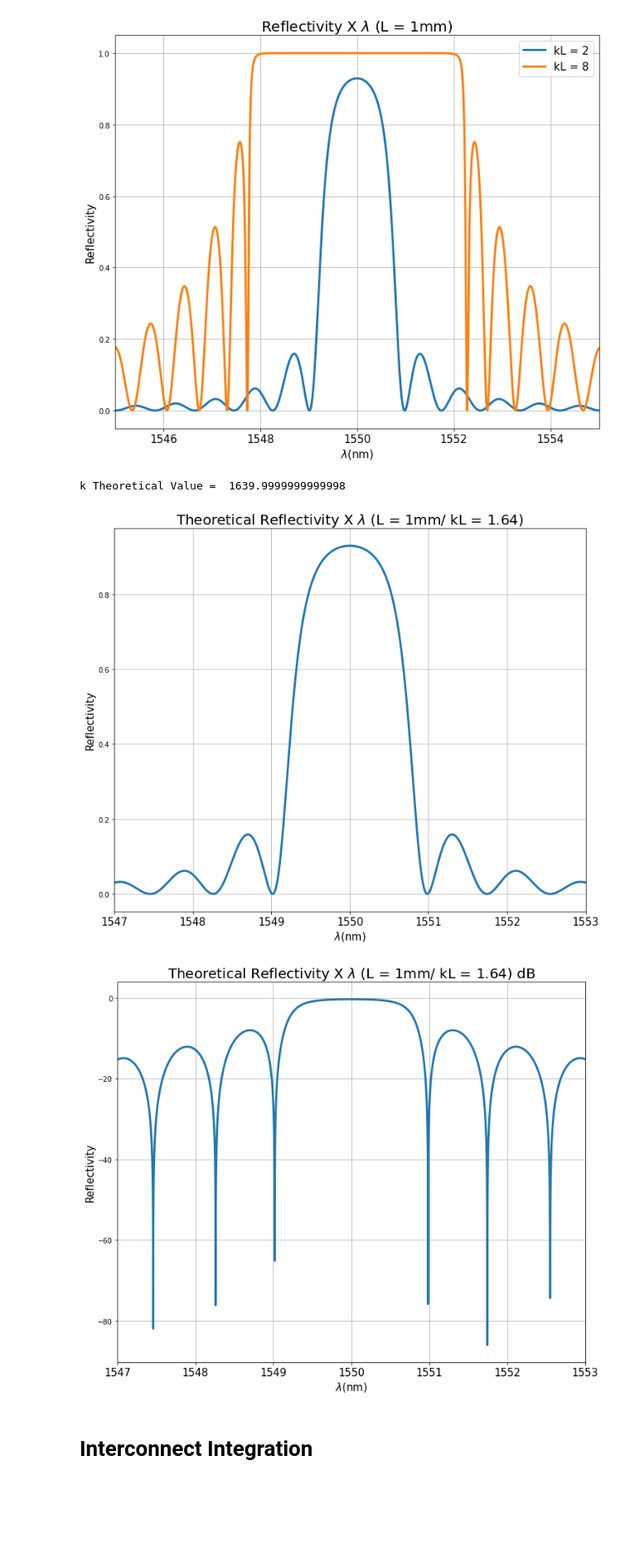
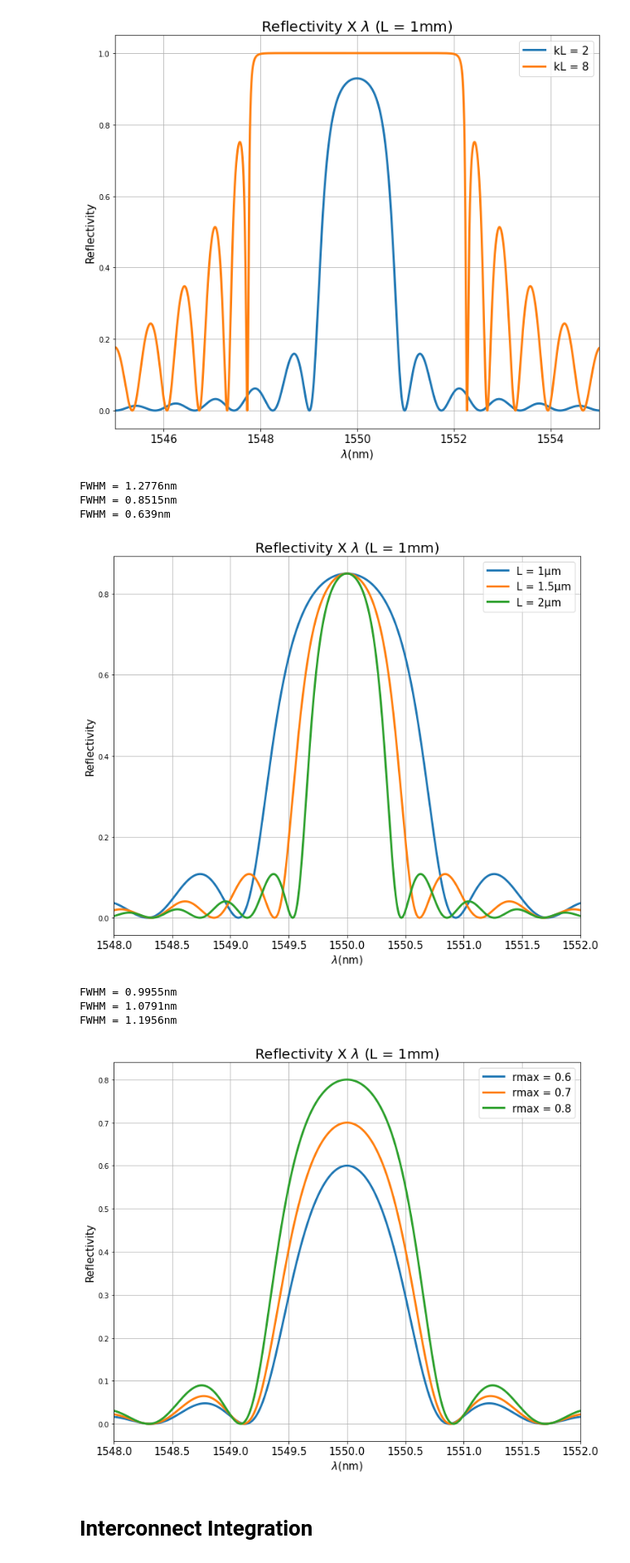
Before and after one commit to Leoopessoa/Bragg_Grating, a Jupyter notebook: Simulation/Theoretical introdution/TheoreticalNotebook.ipynb, the cells around one changed output. Shown at 83% size. Saved outputs shown, nothing was run; the diff lists cells and outputs as text; code cells hidden in the pictures; blank space fills up the shorter version.

```diff
--- a/Simulation/Theoretical introdution/TheoreticalNotebook.ipynb
+++ b/Simulation/Theoretical introdution/TheoreticalNotebook.ipynb
@@ -123,19 +164,3 @@ plt.legend(loc = 'upper right', prop = {'size': 15})
 figure3.savefig('figure3.png')
 # %% [output]
 [figure]
-# %%
-# Using the Theoredical value of 1.64
-L = 1e-3
-
-# Calculations
-detuning = 2*pi*neff*(1/band - 1/lambda_d)
-couplingSigma = 0
-
-sigma = detuning + couplingSigma
-kTheory = 1.64/L
-print('k Theoretical Value = ', kTheory)
-
-#Reflection
-rTheory = (np.sinh(csqrt((kL2**2 - sigma**2))*L)**2)/((np.cosh(csqrt((kL2**2 - sigma**2))*L)**2) - ((sigma**2)/(kL2**2)))
-# %% [output]
-k Theoretical Value =  1639.9999999999998
@@ -143,30 +185,68 @@ k Theoretical Value =  1639.9999999999998
 figure4 = plt.figure(figsize=(12, 10))
 
 plt.grid(True)
-plt.title('Theoretical Reflectivity X $\lambda$ (L = 1mm/ kL = 1.64)', size = 20)
+plt.title('Reflectivity X $\lambda$ (L = 1mm)', size = 20)
 plt.ylabel('Reflectivity', size = '15')
 plt.xlabel('$\lambda$(nm)', size = '15')
 plt.xticks(size = '15')
-plt.xlim(1547,1553)
-plt.plot(band*1e9, rTheory, linewidth = 3)
+plt.xlim(1548,1552)
+
+plt.plot(band*1e9, rL1, label = 'L = 1µm', linewidth = 3)
+fwhm(band, rL1, False)
+plt.plot(band*1e9, rL1d5, label = 'L = 1.5µm', linewidth = 3)
+fwhm(band, rL1d5, False)
+plt.plot(band*1e9, rL2, label = 'L = 2µm', linewidth = 3)
+fwhm(band, rL2, False)
+plt.legend(loc = 'upper right', prop = {'size': 15})
 
 figure4.savefig('figure4.png')
 # %% [output]
+FWHM = 1.2776nm
+FWHM = 0.8515nm
+FWHM = 0.639nm
-[figure, old version]
+[figure, new version]
+# %%
+# Parameters diferent L values
+L = 1e-3
+rmax = [0.6, 0.7, 0.8]
+
+# Calculations
+detuning = 2*pi*neff*(1/band - 1/lambda_d)
+couplingSigma = 0
+
+kd6 = np.arctanh(np.sqrt(rmax[0]))/L
+kd7 = np.arctanh(np.sqrt(rmax[1]))/L
+kd8 = np.arctanh(np.sqrt(rmax[2]))/L
+sigma = detuning + couplingSigma
+
+#Reflection
+rd6 = (np.sinh(csqrt((kd6**2 - sigma**2))*L)**2)/((np.cosh(csqrt((kd6**2 - sigma**2))*L)**2) - ((sigma**2)/(kd6**2)))
+rd7 = (np.sinh(csqrt((kd7**2 - sigma**2))*L)**2)/((np.cosh(csqrt((kd7**2 - sigma**2))*L)**2) - ((sigma**2)/(kd7**2)))
+rd8 = (np.sinh(csqrt((kd8**2 - sigma**2))*L)**2)/((np.cosh(csqrt((kd8**2 - sigma**2))*L)**2) - ((sigma**2)/(kd8**2)))
 # %%
 figure5 = plt.figure(figsize=(12, 10))
 
 plt.grid(True)
-plt.title('Theoretical Reflectivity X $\lambda$ (L = 1mm/ kL = 1.64) dB', size = 20)
+plt.title('Reflectivity X $\lambda$ (L = 1mm)', size = 20)
 plt.ylabel('Reflectivity', size = '15')
 plt.xlabel('$\lambda$(nm)', size = '15')
 plt.xticks(size = '15')
-plt.xlim(1547,1553)
-plt.plot(band*1e9, 10*np.log10(rTheory), linewidth = 3)
+plt.xlim(1548,1552)
+
+plt.plot(band*1e9, rd6, label = 'rmax = 0.6', linewidth = 3)
+fwhm(band, rd6, False)
+plt.plot(band*1e9, rd7, label = 'rmax = 0.7', linewidth = 3)
+fwhm(band, rd7, False)
+plt.plot(band*1e9, rd8, label = 'rmax = 0.8', linewidth = 3)
+fwhm(band, rd8, False)
+plt.legend(loc = 'upper right', prop = {'size': 15})
 
 figure5.savefig('figure5.png')
 # %% [output]
+FWHM = 0.9955nm
+FWHM = 1.0791nm
+FWHM = 1.1956nm
-[figure, old version]
+[figure, new version]
 # %% [markdown]
 # Interconnect Integration
 # %%
```
Also changed, not shown: parts of 18 cells of this notebook, 11 other files.
